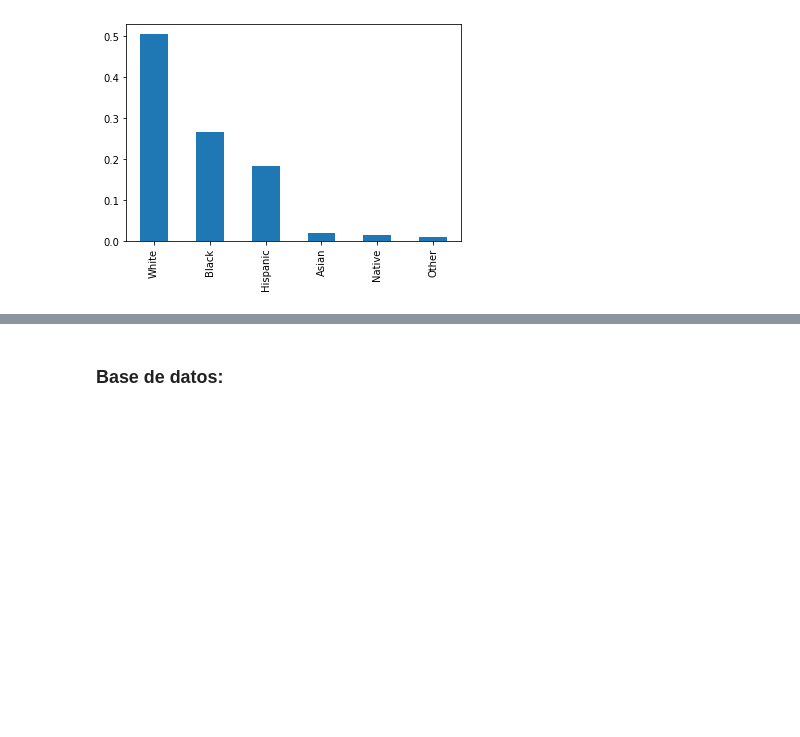
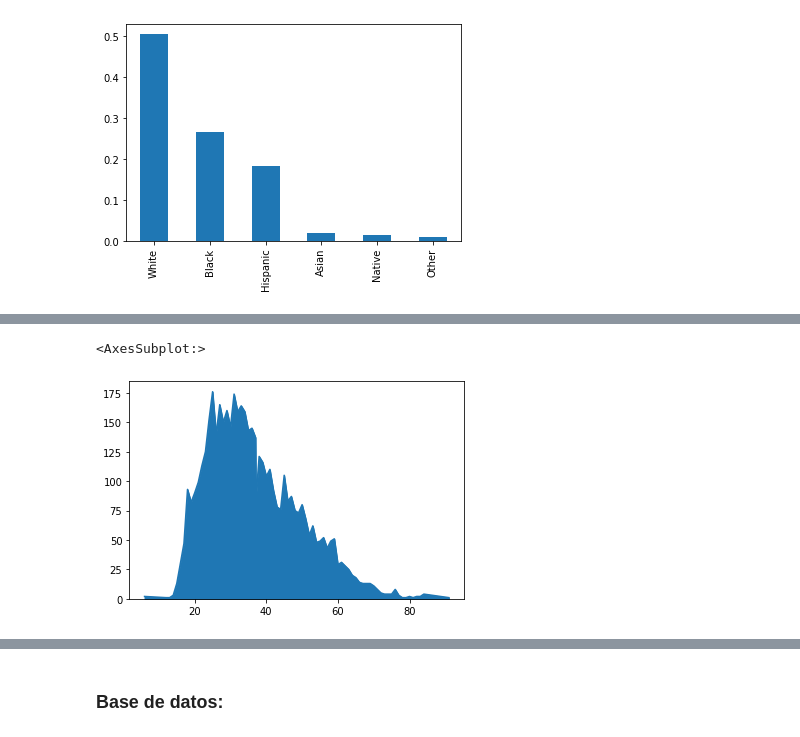
Before and after one commit to EmmanuelGalvan/MineriaDatos, a Jupyter notebook: Archivos/PIA/Visualizacion_Equipo9.ipynb, the cells around one changed output, grey strips where cells are left out. Drawn from its saved outputs; the diff is of its cells as text; code cells hidden in the pictures; blank space fills up the shorter version.

```diff
--- a/Archivos/PIA/Visualizacion_Equipo9.ipynb
+++ b/Archivos/PIA/Visualizacion_Equipo9.ipynb
@@ -97,0 +112,5 @@ df_PS['Raza'].value_counts().plot.bar()
+# %%
+df_PS['Edad'].value_counts().sort_index().plot.area()
+# %% [output]
+<AxesSubplot:>
+[figure, added]
```
Also changed, not shown: parts of 10 cells of this notebook.
